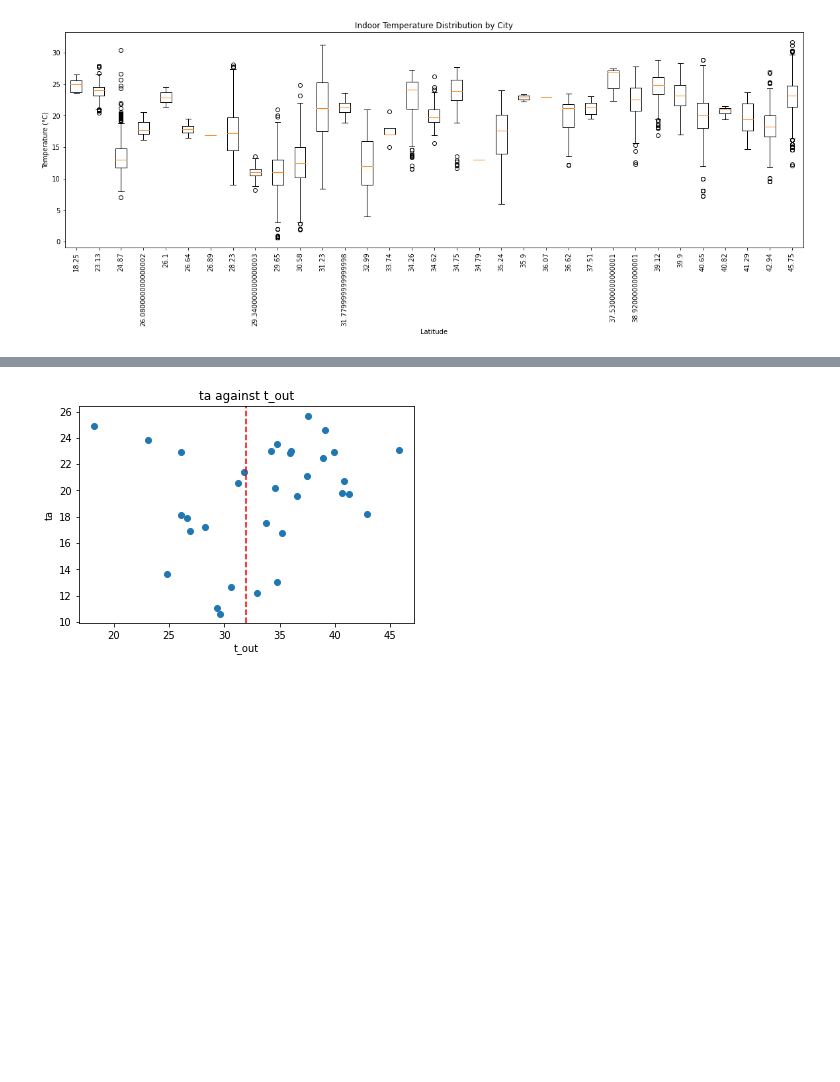
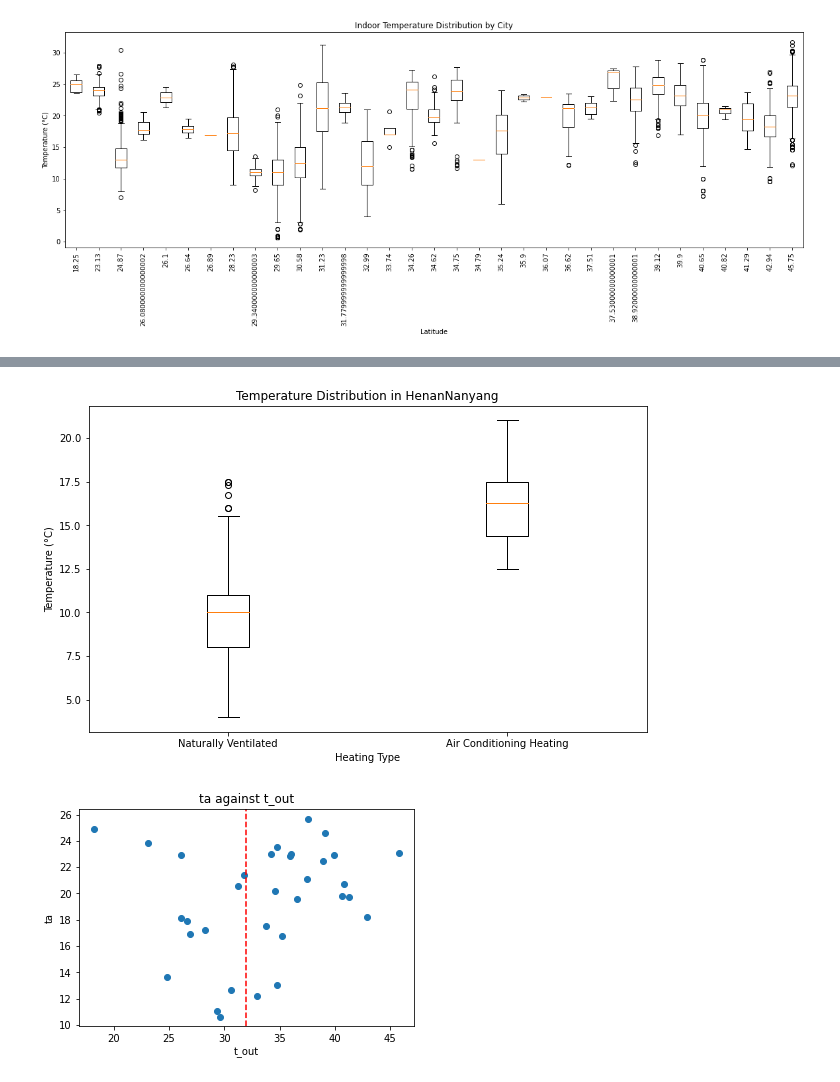
Before and after one commit to ruijis/RD_comfort, a Jupyter notebook: Data_explore.ipynb, the cells around one changed output, grey strips where cells are left out. Drawn from its saved outputs; the diff is of its cells as text; code cells hidden in the pictures; blank space fills up the shorter version.

```diff
--- a/Data_explore.ipynb
+++ b/Data_explore.ipynb
@@ -124,3 +126,17 @@ plt.show()
+# %%
+# Data for the two box plots
+data_naturally_ventilated = df[(df['city'] == 'HenanNanyang') & (df['cooling_type'] == 'Naturally Ventilated')]['ta']
+data_air_conditioning_heating = df[(df['city'] == 'HenanNanyang') & (df['cooling_type'] == 'Air conditioning heating')]['ta']
+
+# Create the box plot
+plt.figure(figsize=(10, 6))
+plt.boxplot([data_naturally_ventilated, data_air_conditioning_heating], labels=['Naturally Ventilated', 'Air Conditioning Heating'])
+plt.title('Temperature Distribution in HenanNanyang')
+plt.xlabel('Heating Type')
+plt.ylabel('Temperature (°C)')
+plt.show()
+# %% [output]
+[figure, added]
 # %%
 # plot the city mean ta against latitude
 plt.scatter(df_city['latitude'], df_city['ta'])
```
Also changed, not shown: parts of 3 cells of this notebook, 1 other file.
